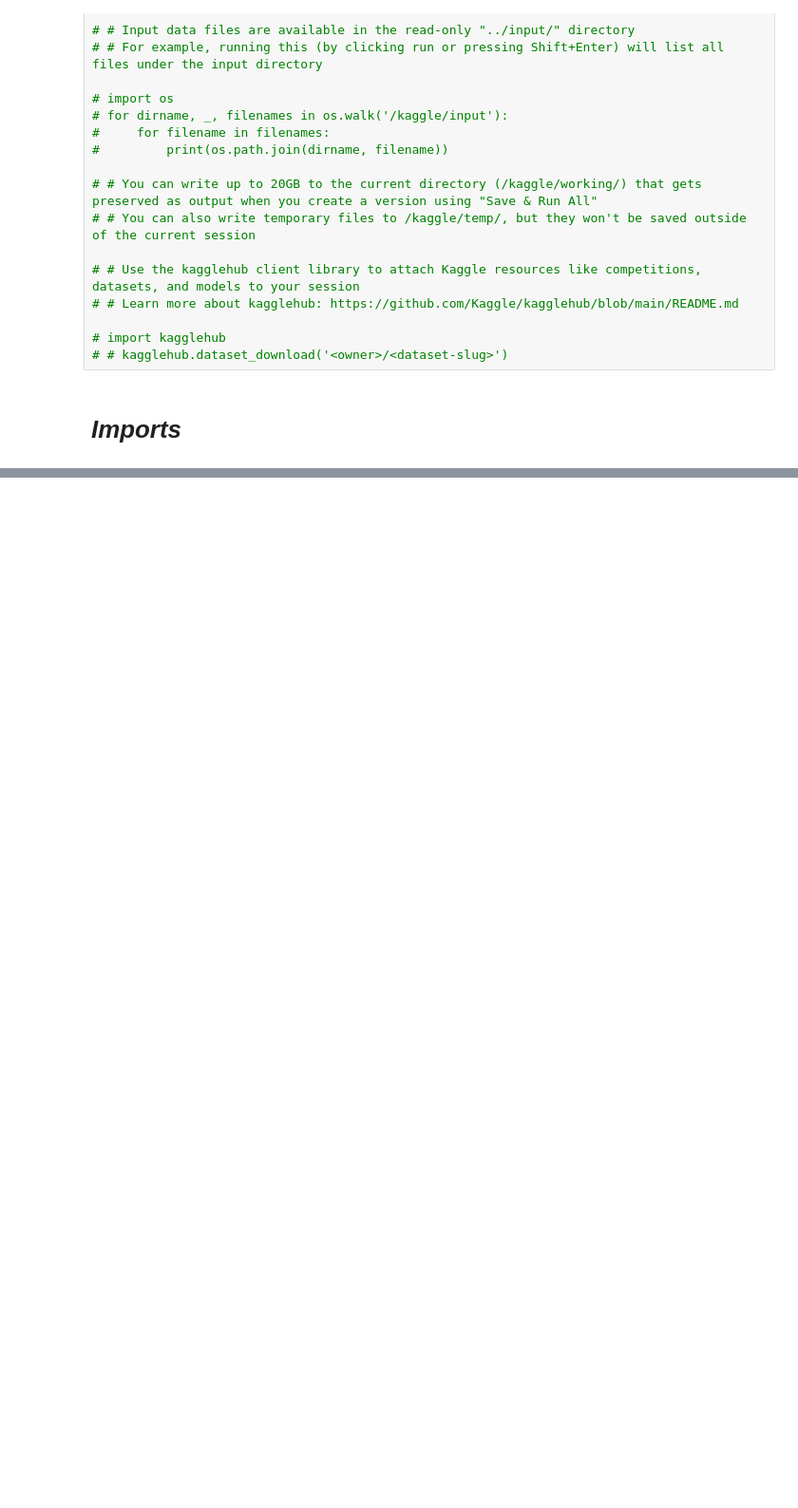
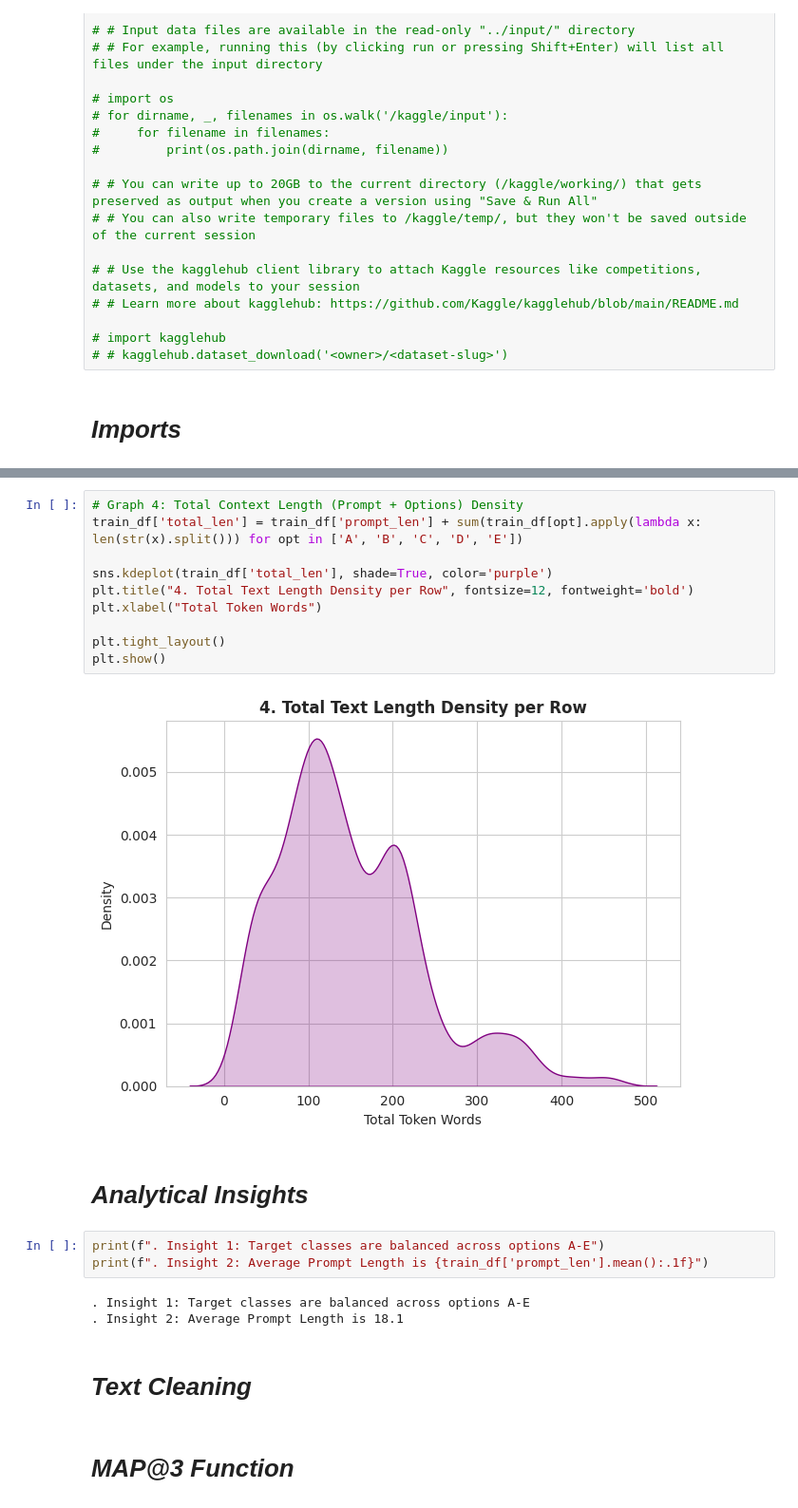
Before and after one commit to 23f2005181/DL-23f2005181-notebook-t22026, a Jupyter notebook: kaggle_notebook.ipynb, the cells around one changed output, grey strips where cells are left out. Shown at 95% size. Drawn from its saved outputs; the diff is of its cells as text; blank space fills up the shorter version.

```diff
--- a/kaggle_notebook.ipynb
+++ b/kaggle_notebook.ipynb
@@ -1254,0 +150,24 @@ submission_bilstm.csv saved!
+# %%
+# Graph 4: Total Context Length (Prompt + Options) Density
+train_df['total_len'] = train_df['prompt_len'] + sum(train_df[opt].apply(lambda x: len(str(x).split())) for opt in ['A', 'B', 'C', 'D', 'E'])
+
+sns.kdeplot(train_df['total_len'], shade=True, color='purple')
+plt.title("4. Total Text Length Density per Row", fontsize=12, fontweight='bold')
+plt.xlabel("Total Token Words")
+
+plt.tight_layout()
+plt.show()
+# %% [output]
+[figure, added]
+# %% [markdown]
+# *Analytical Insights*
+# %%
+print(f". Insight 1: Target classes are balanced across options A-E")
+print(f". Insight 2: Average Prompt Length is {train_df['prompt_len'].mean():.1f}")
+# %% [output]
+. Insight 1: Target classes are balanced across options A-E
+. Insight 2: Average Prompt Length is 18.1
+# %% [markdown]
+# *Text Cleaning*
+# %% [markdown]
+# *MAP@3 Function*
```
Also changed, not shown: parts of 67 cells of this notebook.
